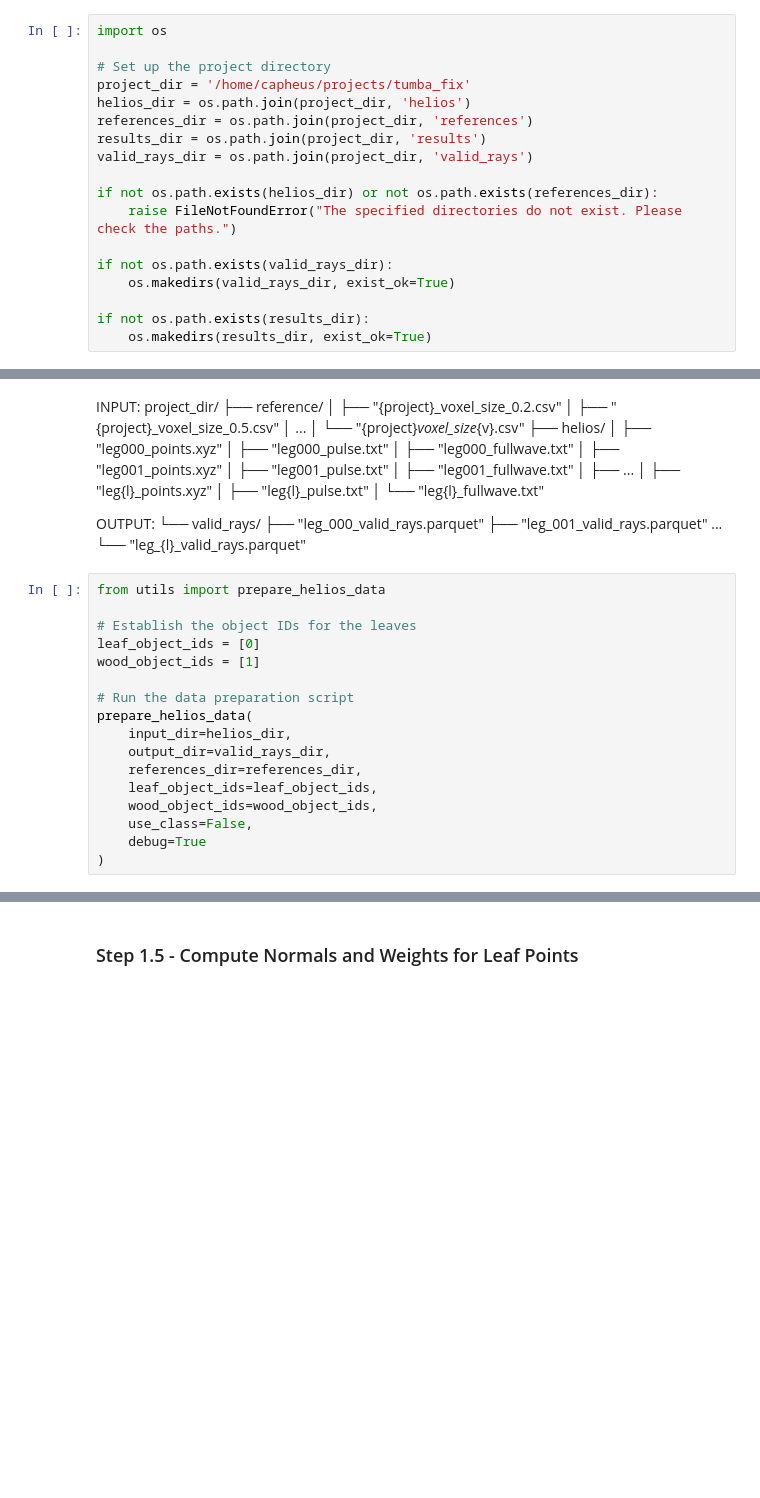
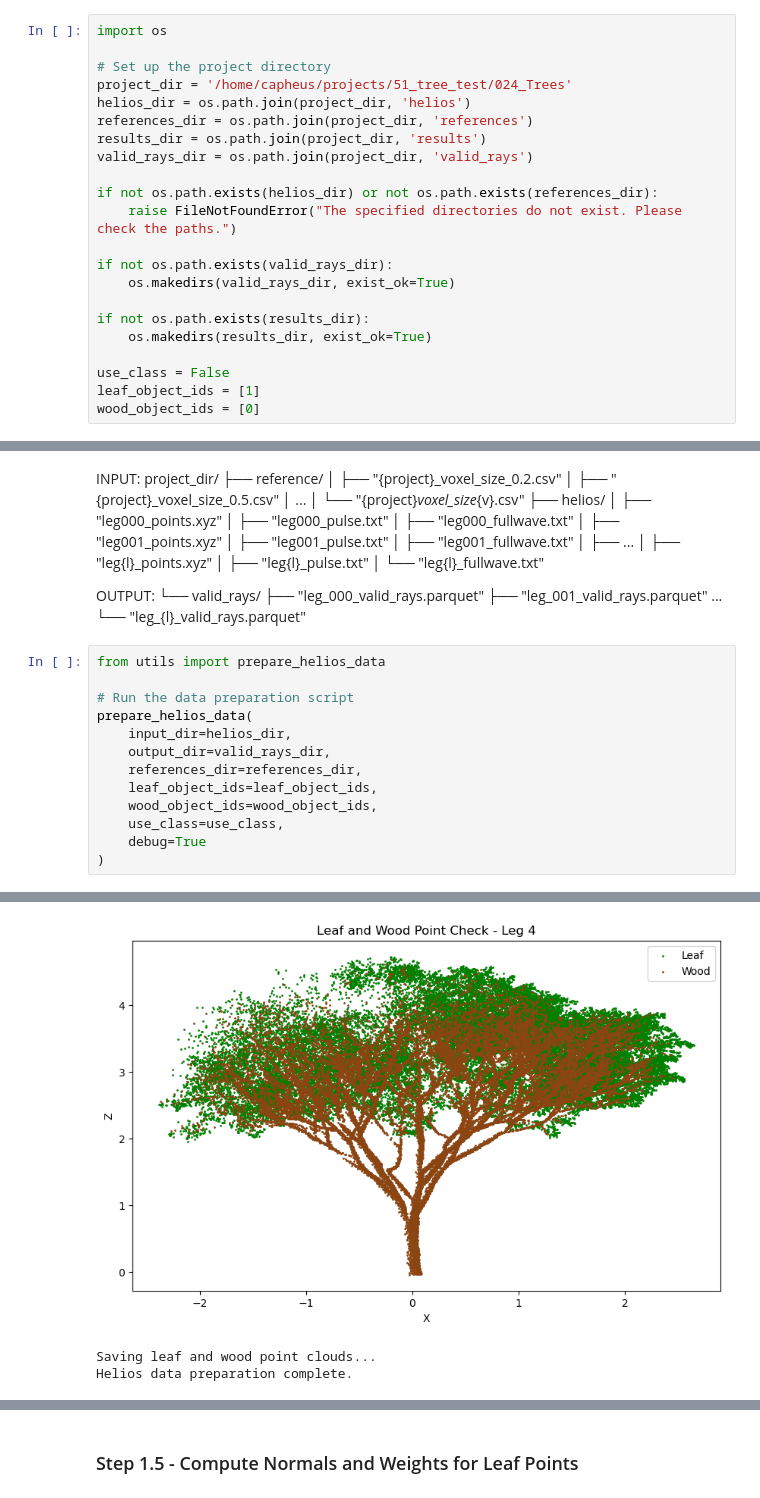
Before and after one commit to Leaf2Landscape/PlantDensityAnalysis, a Jupyter notebook: helios_analysis.ipynb, the cells around one changed output, grey strips where cells are left out. Drawn from its saved outputs; the diff is of its cells as text; blank space fills up the shorter version.

```diff
--- a/helios_analysis.ipynb
+++ b/helios_analysis.ipynb
@@ -19,7 +19,7 @@ Set project paths here
 import os
 
 # Set up the project directory
-project_dir = '/home/capheus/projects/tumba_fix'
+project_dir = '/home/capheus/projects/51_tree_test/024_Trees'
 helios_dir = os.path.join(project_dir, 'helios')
 references_dir = os.path.join(project_dir, 'references')
 results_dir = os.path.join(project_dir, 'results')
@@ -33,6 +33,10 @@ if not os.path.exists(valid_rays_dir):
 
 if not os.path.exists(results_dir):
     os.makedirs(results_dir, exist_ok=True)
+
+use_class = False
+leaf_object_ids = [1]
+wood_object_ids = [0]
 # %% [markdown]
 ## Step 1 - Data Preparation
 This step focuses on converting helios simulation outputs, saving only valid rays into a more efficient .parquet file format.
@@ -66,10 +70,6 @@ OUTPUT:
         └── "leg_{l}_valid_rays.parquet"
 # %%
 from utils import prepare_helios_data
-
-# Establish the object IDs for the leaves
-leaf_object_ids = [0]
-wood_object_ids = [1]
 
 # Run the data preparation script
 prepare_helios_data(
@@ -78,7 +78,7 @@ prepare_helios_data(
     references_dir=references_dir,
     leaf_object_ids=leaf_object_ids,
     wood_object_ids=wood_object_ids,
-    use_class=False,
+    use_class=use_class,
     debug=True
 )
 # %% [output]
@@ -85,0 +102,3 @@ NameError: name 'helios_dir' is not defined
+[figure, added]
+Saving leaf and wood point clouds...
+Helios data preparation complete.
```
Also changed, not shown: parts of 6 cells of this notebook, 1 other file.
